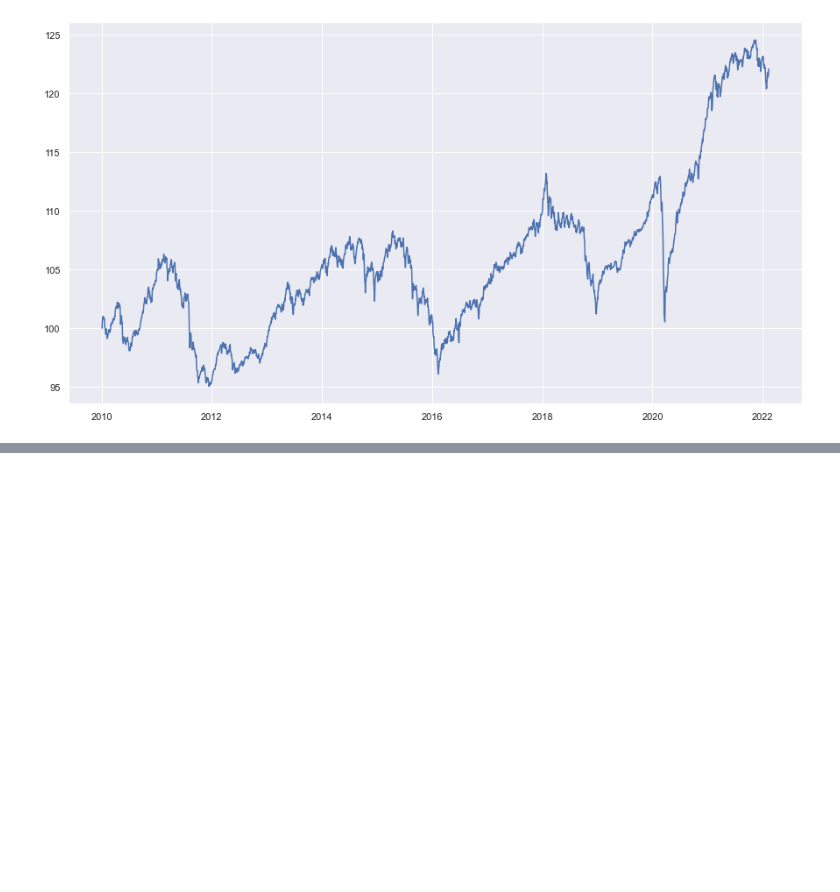
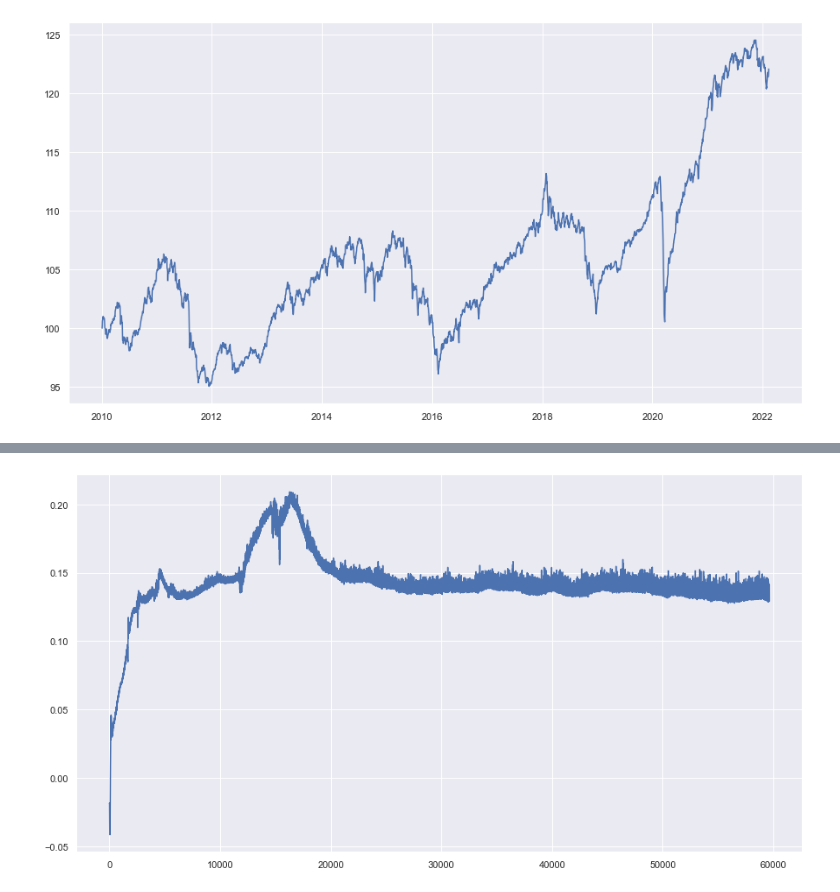
Before and after one commit to MikailINTech/DRL-for-Finance, a Jupyter notebook: drl_project_main.ipynb, the cells around one changed output, grey strips where cells are left out. Cells and saved outputs as stored; diff of their text form; code cells hidden in the pictures; blank space fills up the shorter version.

```diff
--- a/drl_project_main.ipynb
+++ b/drl_project_main.ipynb
@@ -125,0 +180,5 @@ weights_predicted.head()
+# %%
+plt.plot(range(len(agent.actor_losses)),agent.actor_losses)
+plt.show()
+# %% [output]
+[figure, added]
```
Also changed, not shown: parts of 23 cells of this notebook, 2 other files.
